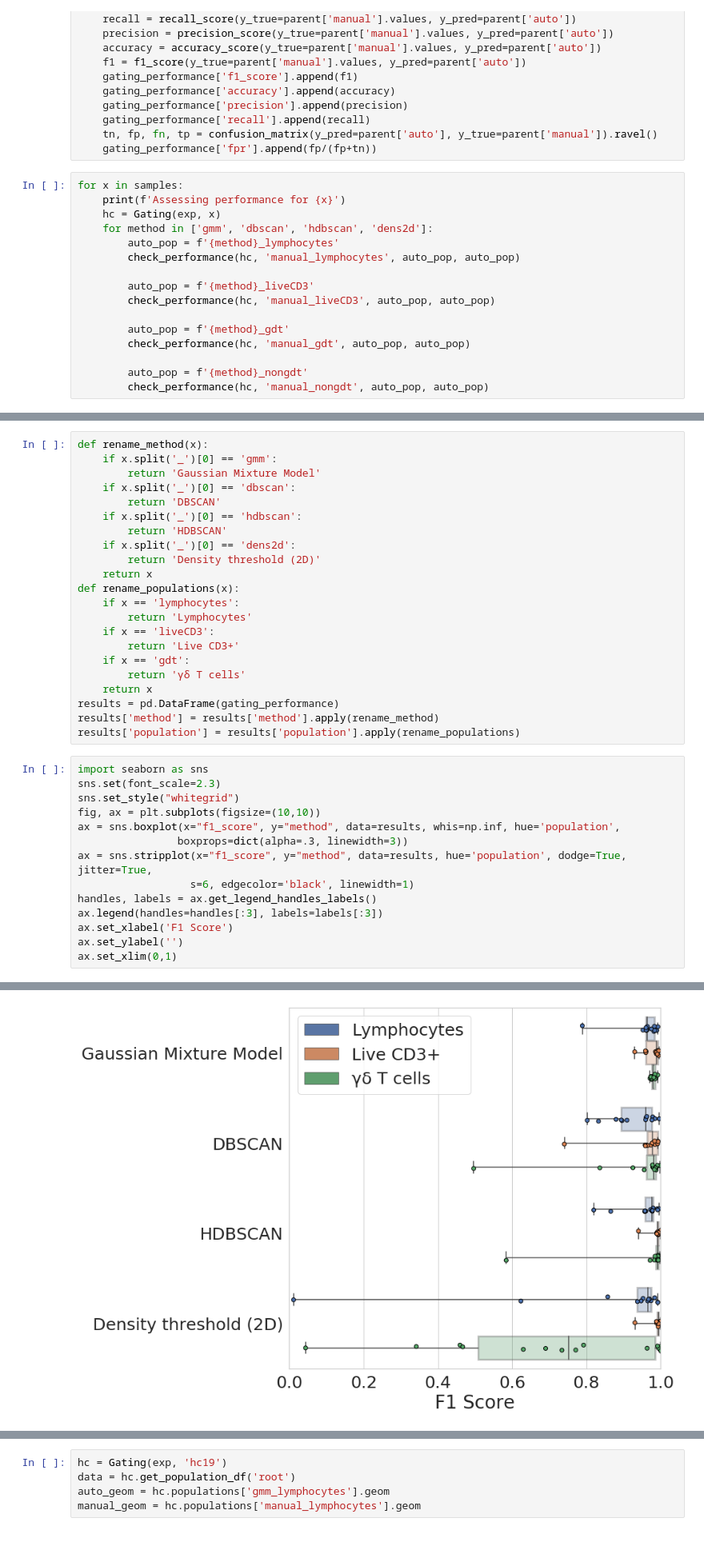
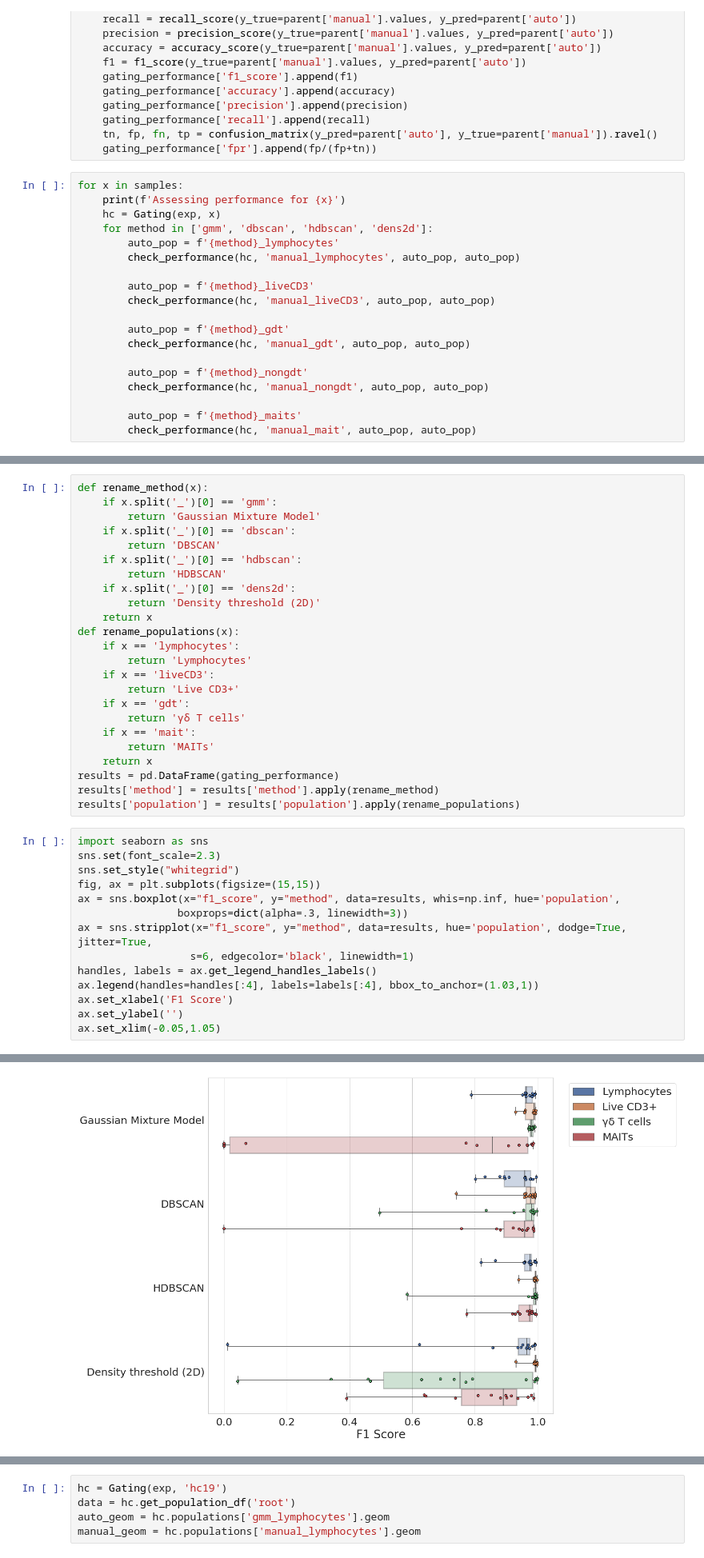
Before and after one commit to burtonrj/CytoPy, a Jupyter notebook: immunova/Notebooks/Testing/Population_Identification_Validation/General Populations.ipynb, the cells around one changed output, grey strips where cells are left out. Shown: that part at 80% size. Cells and saved outputs as stored; diff of their text form.

```diff
--- a/immunova/Notebooks/Testing/Population_Identification_Validation/General Populations.ipynb
+++ b/immunova/Notebooks/Testing/Population_Identification_Validation/General Populations.ipynb
@@ -436,3 +436,6 @@ for x in samples:
 
         auto_pop = f'{method}_nongdt'
         check_performance(hc, 'manual_nongdt', auto_pop, auto_pop)
+
+        auto_pop = f'{method}_maits'
+        check_performance(hc, 'manual_mait', auto_pop, auto_pop)
@@ -454,6 +475,8 @@ def rename_populations(x):
         return 'Live CD3+'
     if x == 'gdt':
         return 'γδ T cells'
+    if x == 'mait':
+        return 'MAITs'
     return x
 results = pd.DataFrame(gating_performance)
 results['method'] = results['method'].apply(rename_method)
@@ -462,14 +485,14 @@ results['population'] = results['population'].apply(rename_populations)
 import seaborn as sns
 sns.set(font_scale=2.3)
 sns.set_style("whitegrid")
-fig, ax = plt.subplots(figsize=(10,10))
+fig, ax = plt.subplots(figsize=(15,15))
 ax = sns.boxplot(x="f1_score", y="method", data=results, whis=np.inf, hue='population',
                 boxprops=dict(alpha=.3, linewidth=3))
 ax = sns.stripplot(x="f1_score", y="method", data=results, hue='population', dodge=True, jitter=True,
                   s=6, edgecolor='black', linewidth=1)
 handles, labels = ax.get_legend_handles_labels()
-ax.legend(handles=handles[:3], labels=labels[:3])
+ax.legend(handles=handles[:4], labels=labels[:4], bbox_to_anchor=(1.03,1))
 ax.set_xlabel('F1 Score')
 ax.set_ylabel('')
-ax.set_xlim(0,1)
+ax.set_xlim(-0.05,1.05)
 # %% [output]
@@ -477,4 +500,4 @@ ax.set_xlim(0,1)
-[figure, old version]
+[figure, new version]
 # %%
 hc = Gating(exp, 'hc19')
 data = apply_transform(hc.get_population_df('manual_liveCD3'), ['PanGD', 'Vd2'], 'logicle')
```
Also changed, not shown: parts of 2 cells of this notebook, 17 other files.
